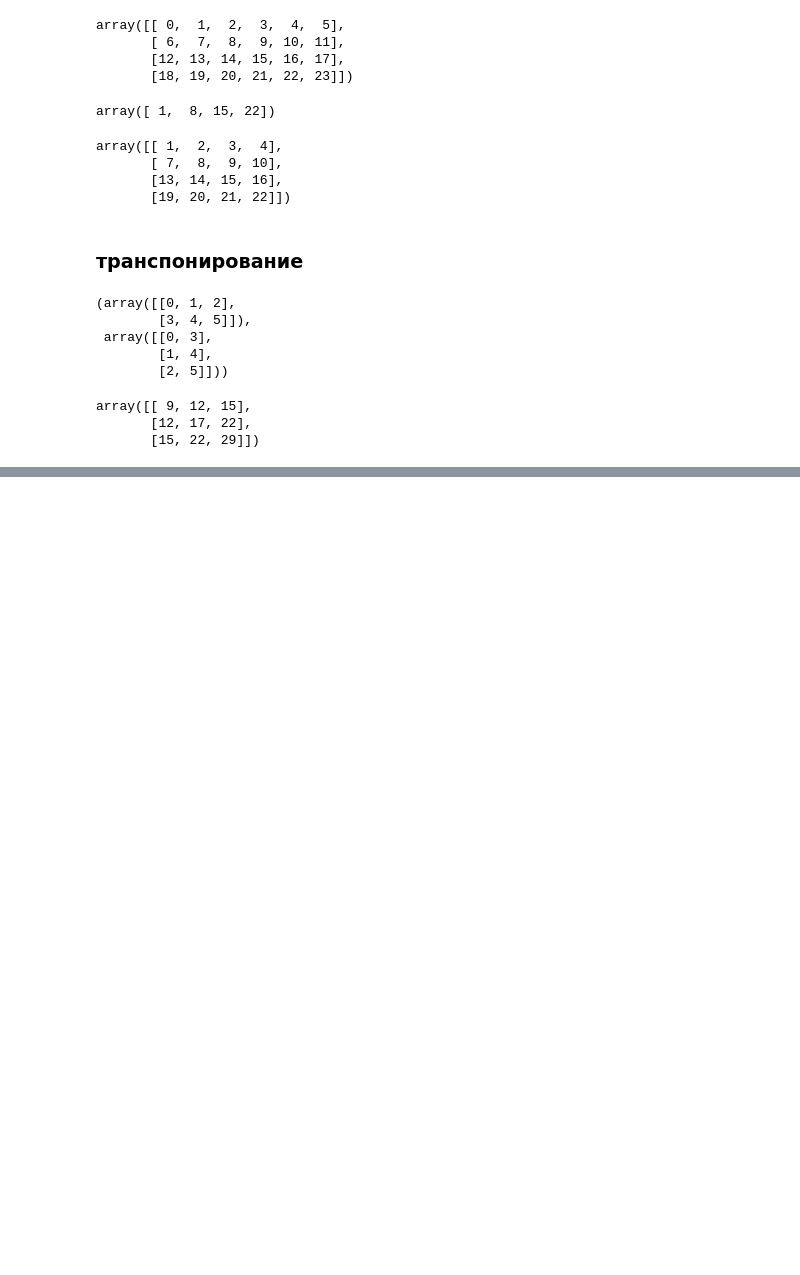
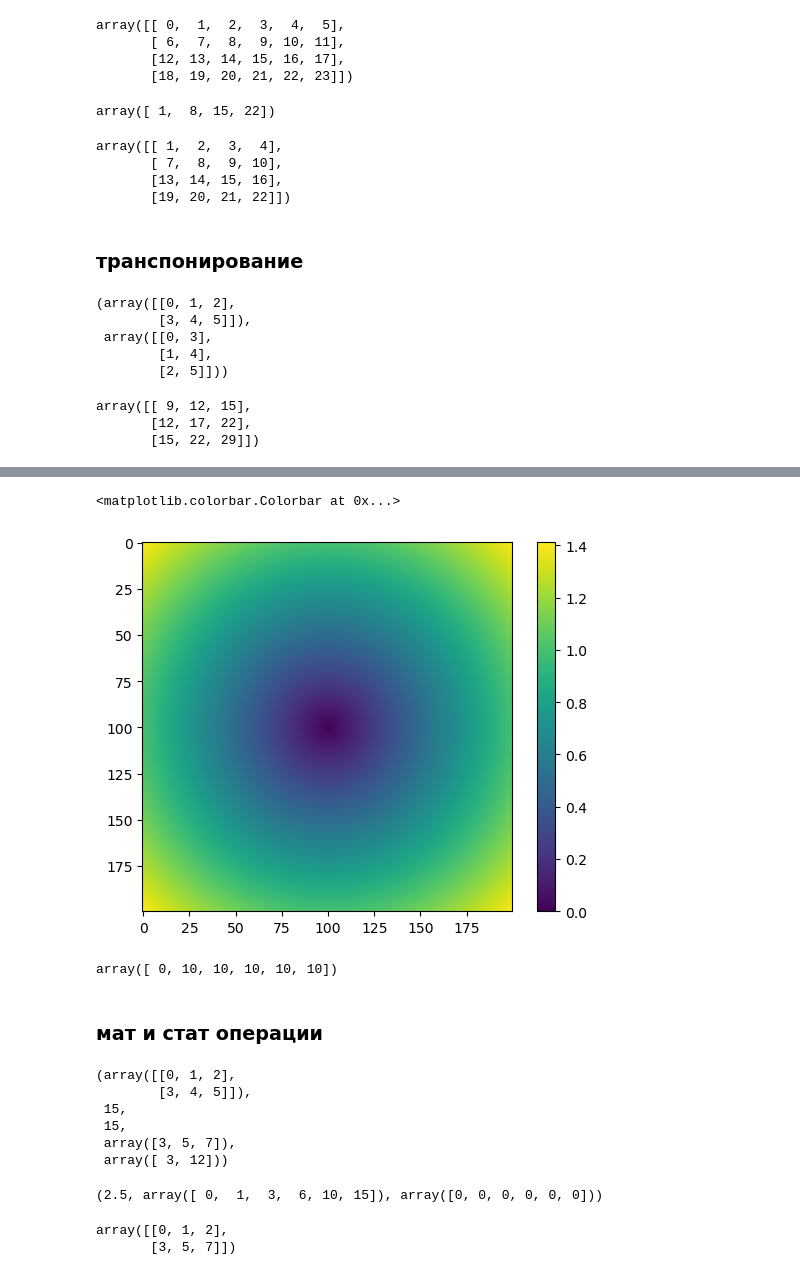
Before and after one commit to Kate-Ch93/Models, a Jupyter notebook: numpy.ipynb, the cells around one changed output, grey strips where cells are left out. Cells and saved outputs as stored; diff of their text form; code cells hidden in the pictures; blank space fills up the shorter version.

```diff
--- a/numpy.ipynb
+++ b/numpy.ipynb
@@ -205,0 +236,4 @@ arr.swapaxes # (для транспонирования многомерных
+# %%
+points = np.arange(-1,1,0.01)
+xs,ys = np.meshgrid(points,points)
+ys
@@ -205,0 +248,33 @@ arr.swapaxes # (для транспонирования многомерных
+# %%
+import matplotlib.pyplot as plt
+z = np.sqrt(xs**2+ys**2)
+plt.imshow(z)
+plt.colorbar()
+# %% [output]
+<matplotlib.colorbar.Colorbar at 0x...>
+[figure, added]
+# %%
+np.where(c > 0, 10, 0) # можно использовать вложенные where
+# %% [output]
+array([ 0, 10, 10, 10, 10, 10])
+# %% [markdown]
+### мат и стат операции
+# %%
+arr = np.arange(6).reshape(2,3)
+arr,arr.sum(),np.sum(arr),arr.sum(axis=0),arr.sum(axis=1)
+# %% [output]
+(array([[0, 1, 2],
+        [3, 4, 5]]),
+ 15,
+ 15,
+ array([3, 5, 7]),
+ array([ 3, 12]))
+# %%
+arr.mean(),arr.cumsum(),arr.cumprod()
+# %% [output]
+(2.5, array([ 0,  1,  3,  6, 10, 15]), array([0, 0, 0, 0, 0, 0]))
+# %%
+arr.cumsum(axis=0)
+# %% [output]
+array([[0, 1, 2],
+       [3, 5, 7]])
```
Also changed, not shown: parts of 27 cells of this notebook.
